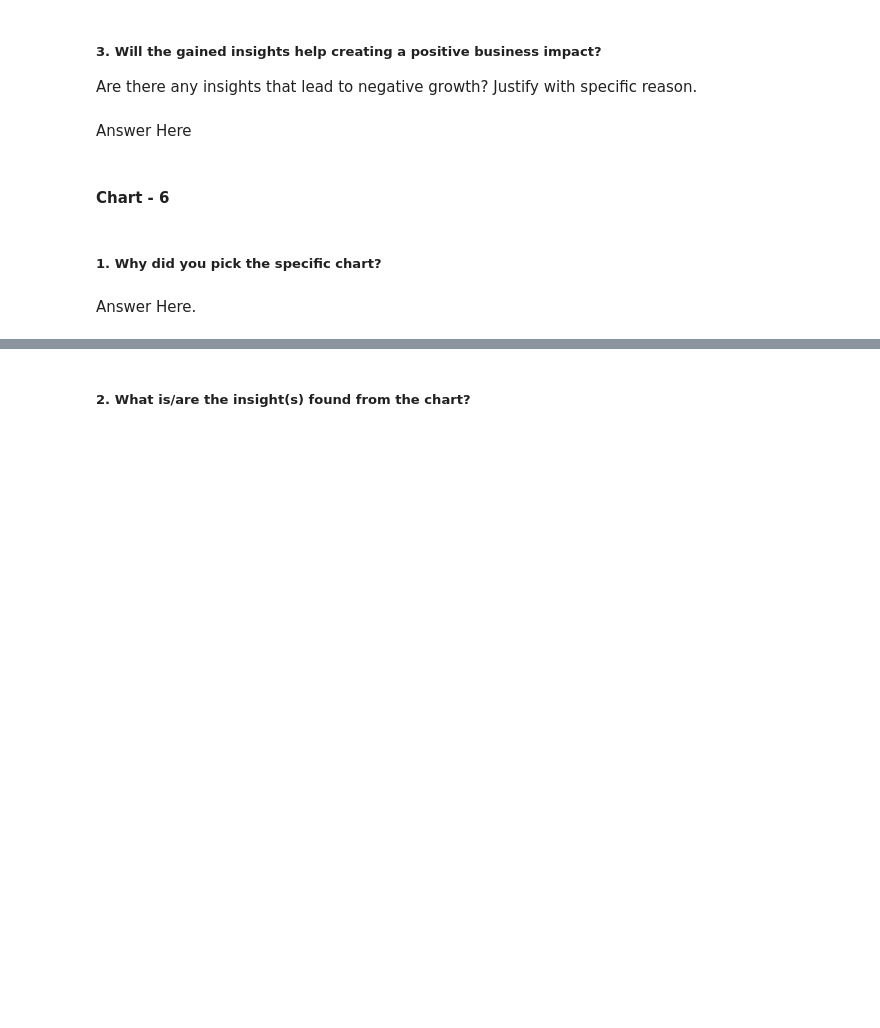
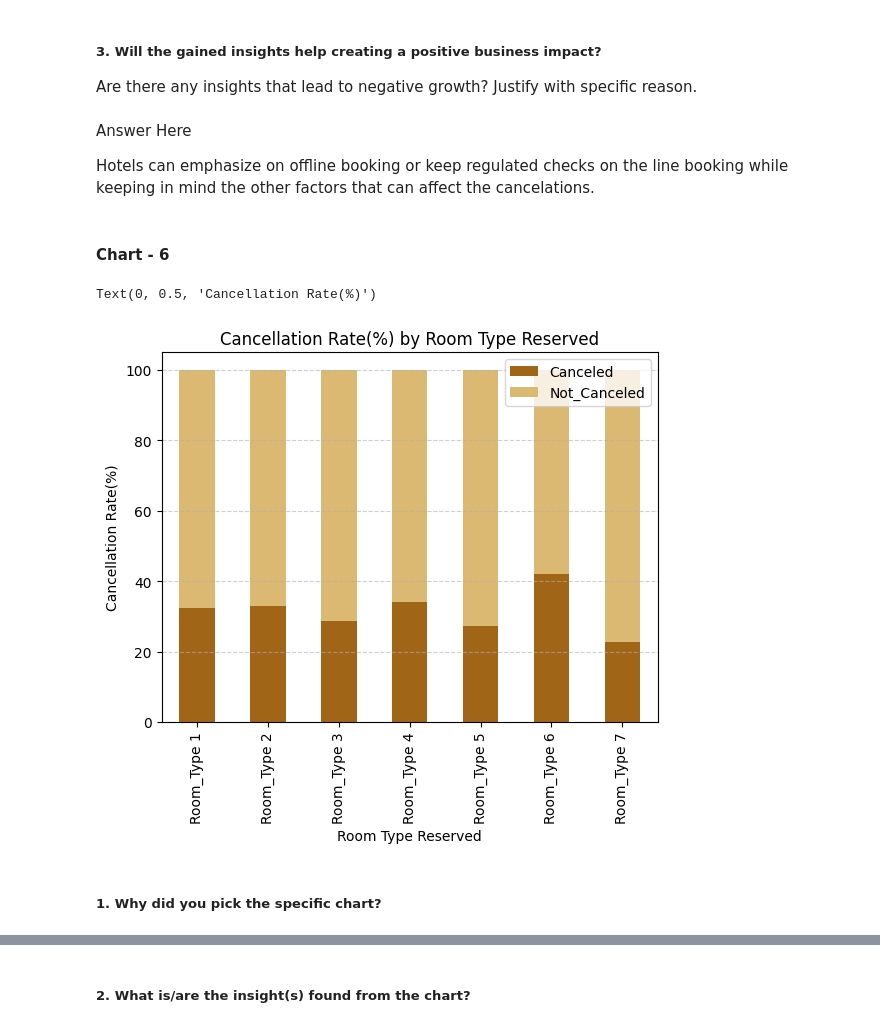
Before and after one commit to kushtagra7/hotel_reservation_classification, a Jupyter notebook: hotel_reservation_classification.ipynb, the cells around one changed output, grey strips where cells are left out. Saved outputs shown, nothing was run; the diff lists cells and outputs as text; code cells hidden in the pictures; blank space fills up the shorter version.

```diff
--- a/hotel_reservation_classification.ipynb
+++ b/hotel_reservation_classification.ipynb
@@ -428,7 +474,9 @@ Answer Here
 # %% [markdown]
 ##### 3. Will the gained insights help creating a positive business impact?
 Are there any insights that lead to negative growth? Justify with specific reason.
-# %% [markdown]
-Answer Here
+# %% [markdown]
+Answer Here
+
+Hotels can emphasize on offline booking or keep regulated checks on the line booking while keeping in mind the other factors that can affect the cancelations.
 # %% [markdown]
 #### Chart - 6
@@ -437,4 +483,15 @@ Answer Here
+# %%
+# Chart - 6 visualization code
+room=df.groupby('room_type_reserved')['booking_status'].value_counts().unstack()
+room_ptage=room.div(room.sum(axis=1),axis=0)*100
+room_ptage.plot(kind='bar',stacked=True,color=sns.color_palette('BrBG'))
+plt.grid(axis='y', linestyle='--', alpha=0.6)
+plt.legend(loc='best')
+plt.title('Cancellation Rate(%) by Room Type Reserved')
+plt.xlabel('Room Type Reserved')
+plt.ylabel('Cancellation Rate(%)')
+# %% [output]
+Text(0, 0.5, 'Cancellation Rate(%)')
+[figure, added]
 # %% [markdown]
 ##### 1. Why did you pick the specific chart?
-# %% [markdown]
-Answer Here.
```
Also changed, not shown: parts of 86 cells of this notebook.
